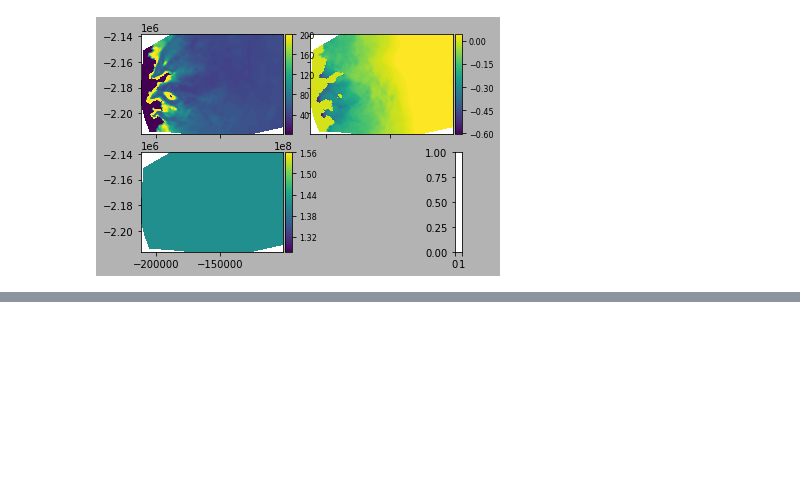
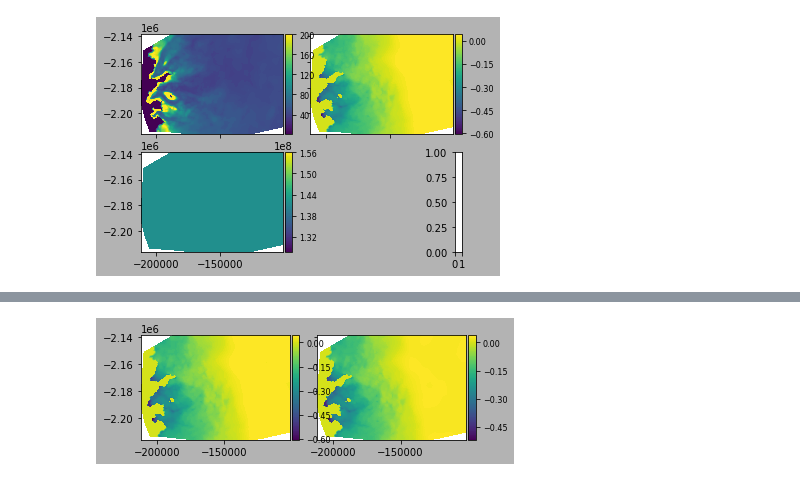
Before and after one commit to dfelikson/GrIS_Outlet_Glacier_Seasonal_dhdt, a Jupyter notebook: runme_terminus_lhs.ipynb, the cells around one changed output, grey strips where cells are left out. Saved outputs shown, nothing was run; the diff lists cells and outputs as text; code cells hidden in the pictures; blank space fills up the shorter version.

```diff
--- a/runme_terminus_lhs.ipynb
+++ b/runme_terminus_lhs.ipynb
@@ -139,0 +148,4 @@ materials_rheology_B_after = md.materials.rheology_B + [md.materials.rheology_B
+# %%
+plotmodel(md, 'data', md.smb.mass_balance, 'data', smb_mass_balance_ens1)
+# %% [output]
+[figure, added]
```
Also changed, not shown: parts of 25 cells of this notebook.
